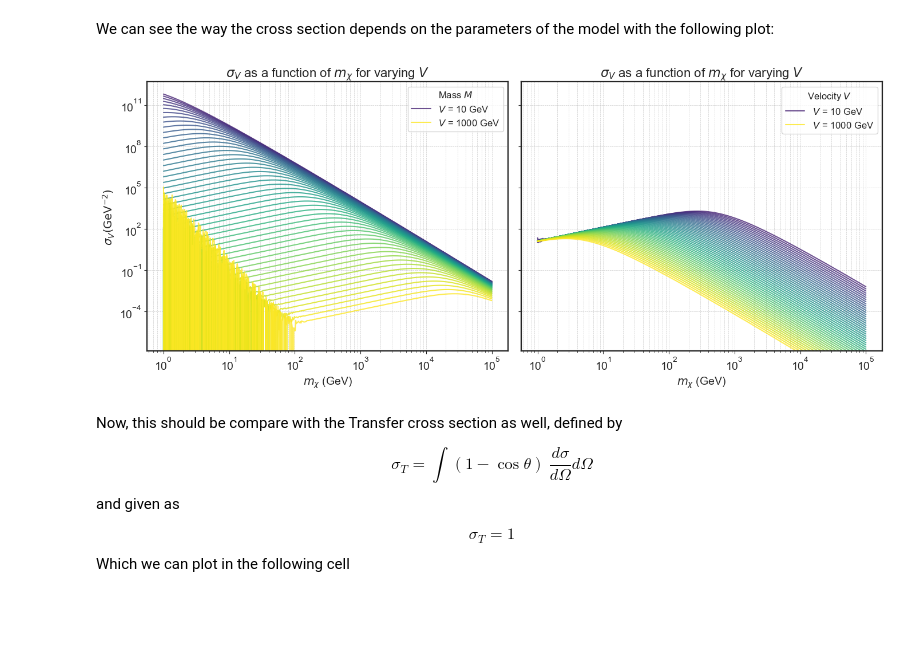
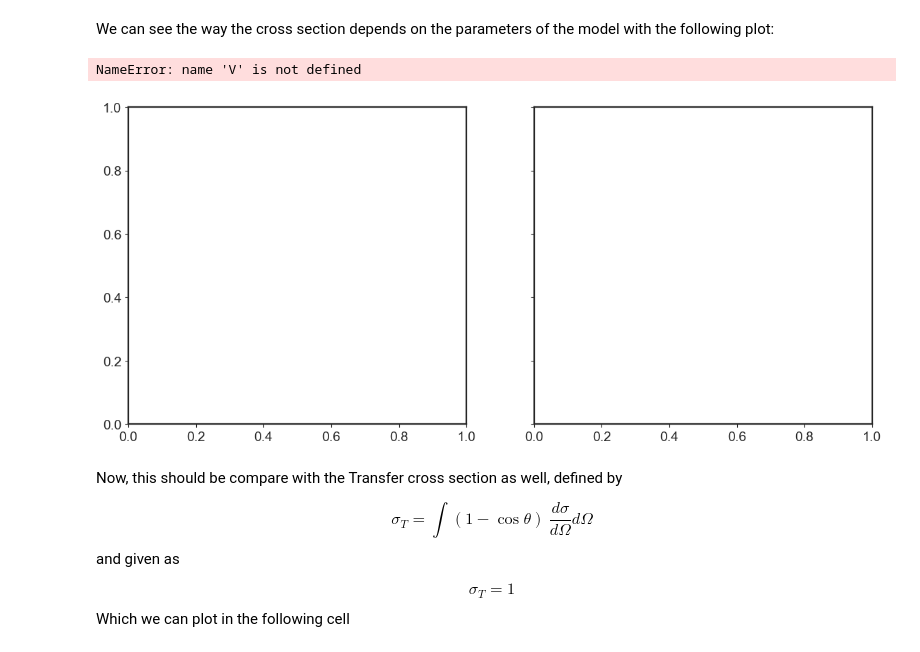
Before and after one commit to nigomezcr/Leptophilic-Atlas-Repo, a Jupyter notebook: Chi2-Fits.ipynb, the cells around one changed output. Cells and saved outputs as stored; diff of their text form; code cells hidden in the pictures; blank space fills up the shorter version.

```diff
--- a/Chi2-Fits.ipynb
+++ b/Chi2-Fits.ipynb
@@ -21,7 +21,7 @@ where $w = 300 \times (M/10~\mathrm{MeV})(10~\mathrm{GeV}/m_{\chi}) ~\mathrm{km/
 
 This is written in the code below:
 # %%
-def sigmaviscosity(mchi, mphi, V):
+def sigmaviscosity(V, mchi, mphi):
     alphax = 0.007
     w  = 300*(mphi/(10))*(10/(mchi))
     st = (275.73)*(alphax/0.01)**2*(mchi/10.0)*(10.0/(mphi))**(4)
@@ -45,39 +45,40 @@ fig, axs = plt.subplots(1, 2, figsize=(14, 6), sharey=True)
 
 # Plot on both subplots
 for i, M in enumerate(mphi_values):
-    sigmaV_values_left = [sigmaviscosity(mchi, M, 10) for mchi in mchi_values]
+    sigmaV_values_left = [sigmaviscosity(10, mchi, M) for mchi in mchi_values]
     axs[0].plot(mchi_values, sigmaV_values_left, label=f'$M$ = {V:.0f} MeV', color=colors[i], alpha=0.8)
 
 axs[0].set_xscale('log')
 axs[0].set_yscale('log')
 axs[0].set_xlabel(r'$m_{\chi}$ (GeV)', fontsize=14)
 axs[0].set_ylabel(r'$\sigma_V ({\mathrm{GeV^{-2}}})$', fontsize=14)
 axs[0].set_title(r'$\sigma_V$ as a function of $m_{\chi}$ for varying $V$', fontsize=16)
 axs[0].grid(True, which="both", ls="--", linewidth=0.5)
 
 for i, V in enumerate(V_values):
     sigmaV_values_right = [sigmaviscosity(mchi, 10, V) for mchi in mchi_values]
     axs[1].plot(mchi_values, sigmaV_values_right, label=f'$V$ = {V:.0f} ~km/s', color=colors[i], alpha=0.8)
 
 
 
 axs[1].set_xscale('log')
 axs[1].set_yscale('log')
 axs[1].set_xlabel(r'$m_{\chi}$ (GeV)', fontsize=14)
 axs[1].set_title(r'$\sigma_V$ as a function of $m_{\chi}$ for varying $V$', fontsize=16)
 axs[1].grid(True, which="both", ls="--", linewidth=0.5)
 
 # Legend
 legend_labels = [f'$V$ = {V_values[0]:.0f} GeV', f'$V$ = {V_values[-1]:.0f} GeV']
 handles, _ = axs[0].get_legend_handles_labels()
 axs[0].legend([handles[0], handles[-1]], legend_labels, title='Mass $M$', fontsize=12, title_fontsize=12)
 handles, _ = axs[1].get_legend_handles_labels()
 axs[1].legend([handles[0], handles[-1]], legend_labels, title='Velocity $V$', fontsize=12, title_fontsize=12)
 
 plt.tight_layout()
 plt.show()
 # %% [output]
+NameError: name 'V' is not defined
-[figure, old version]
+[figure, new version]
 # %% [markdown]
 Now, this should be compare with the Transfer cross section as well, defined by
 
```
Also changed, not shown: parts of 10 cells of this notebook, 5 other files.
